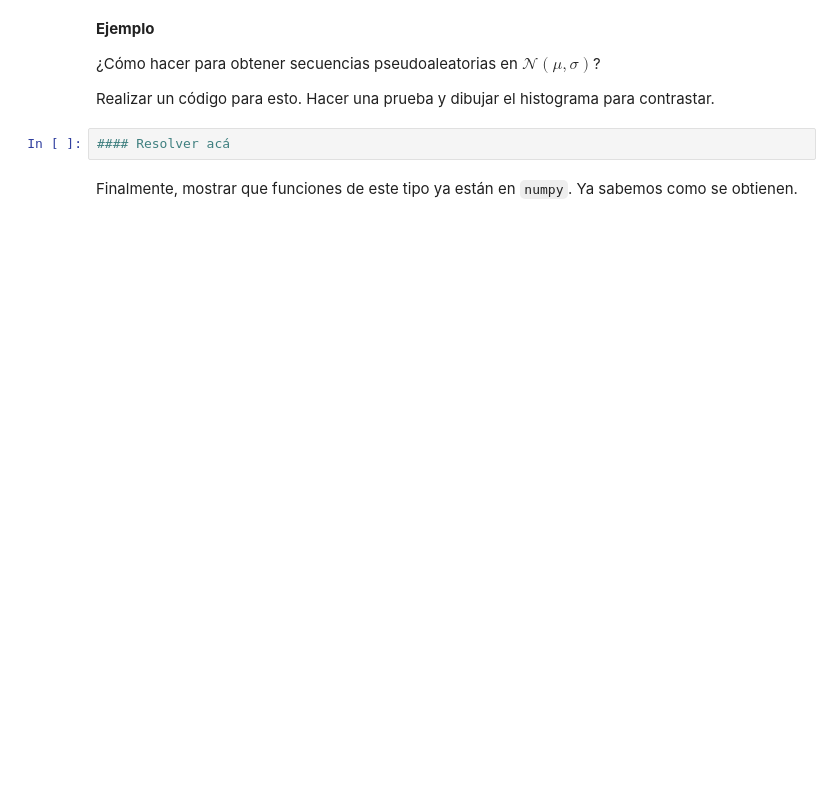
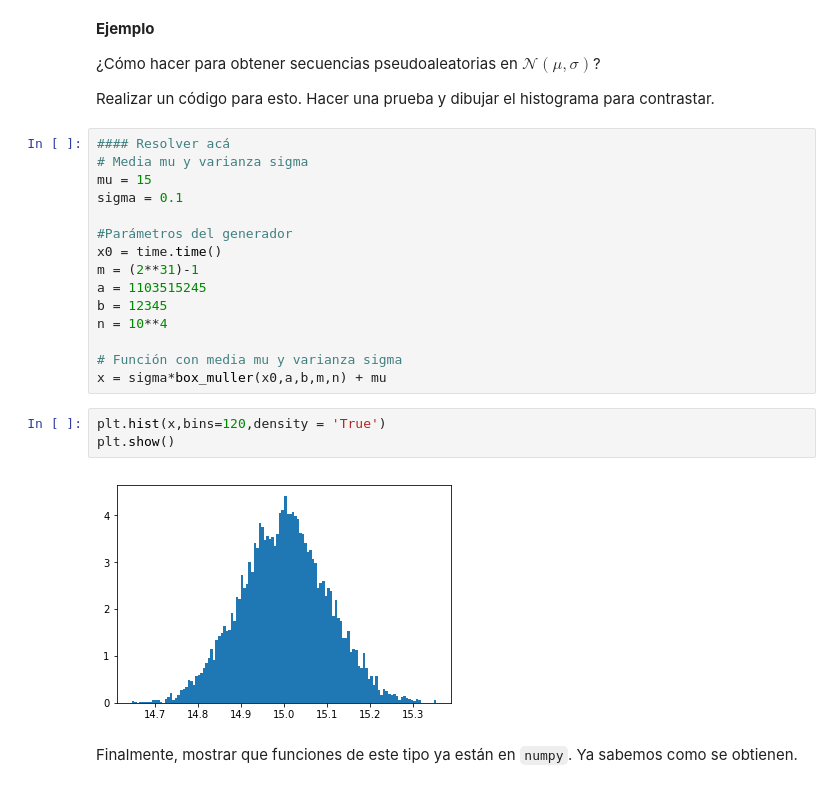
Before and after one commit to adangonzep/SimMat2019-Verano, a Jupyter notebook: Módulo 2/Clase8_NumerosPseudoaleatorios.ipynb, the cells around one changed output. Cells and saved outputs as stored; diff of their text form; blank space fills up the shorter version.

```diff
--- a/Módulo 2/Clase8_NumerosPseudoaleatorios.ipynb
+++ b/Módulo 2/Clase8_NumerosPseudoaleatorios.ipynb
@@ -328,7 +348,25 @@ Luego, dibujar el histograma (diagrama de frecuencias). ¿Corresponde lo obtenid
 ¿Cómo hacer para obtener secuencias pseudoaleatorias en $\mathcal{N}(\mu,\sigma)$?
 
 Realizar un código para esto. Hacer una prueba y dibujar el histograma para contrastar.
-# %%
-#### Resolver acá
+# %%
+#### Resolver acá
+# Media mu y varianza sigma
+mu = 15
+sigma = 0.1
+
+#Parámetros del generador
+x0 = time.time()
+m = (2**31)-1
+a = 1103515245
+b = 12345
+n = 10**4
+
+# Función con media mu y varianza sigma
+x = sigma*box_muller(x0,a,b,m,n) + mu
+# %%
+plt.hist(x,bins=120,density = 'True')
+plt.show()
+# %% [output]
+[figure, added]
 # %% [markdown]
 Finalmente, mostrar que funciones de este tipo ya están en `numpy`. Ya sabemos como se obtienen.
```
Also changed, not shown: parts of 8 cells of this notebook, 1 other file.
